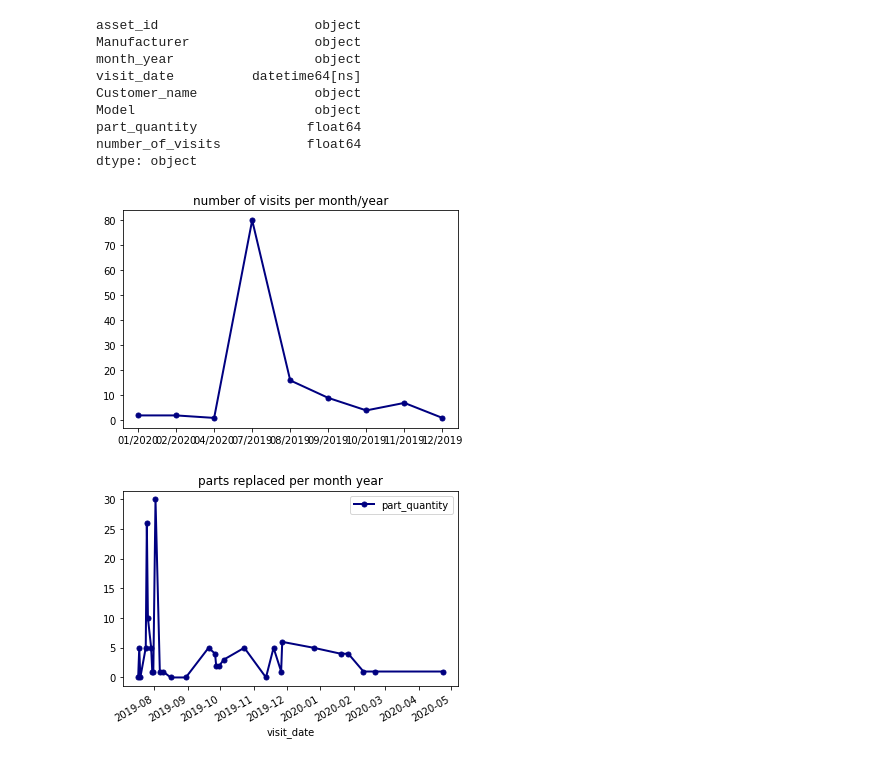
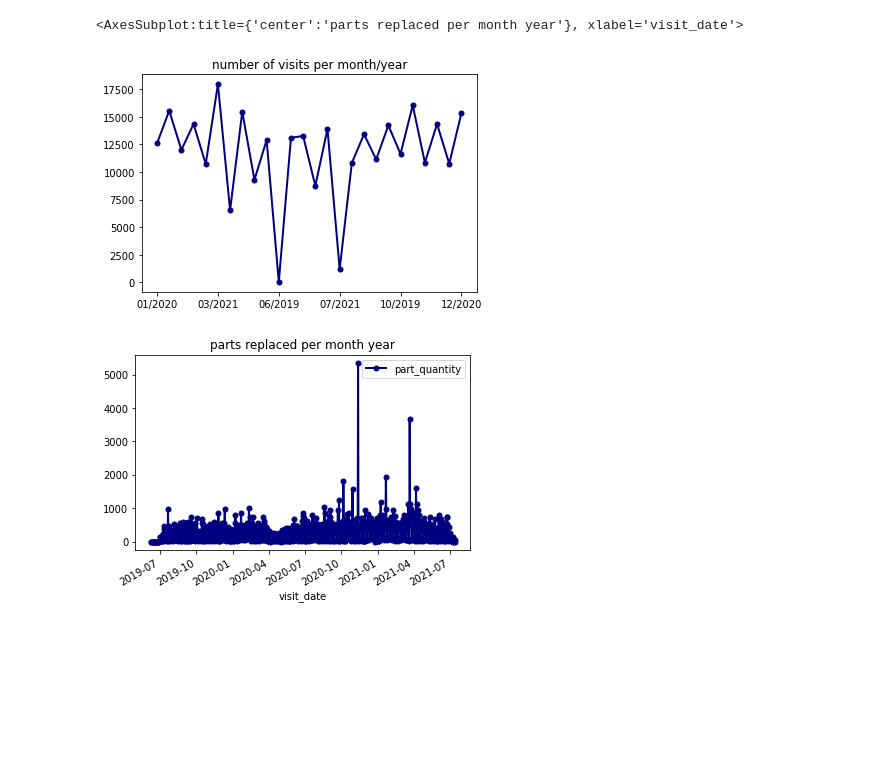
Before and after one commit to Nashdidan/Aquant, a Jupyter notebook: backend/jupyterNotebookBE.ipynb, the cells around one changed output. Cells and saved outputs as stored; diff of their text form; code cells hidden in the pictures; blank space fills up the shorter version.

```diff
--- a/backend/jupyterNotebookBE.ipynb
+++ b/backend/jupyterNotebookBE.ipynb
@@ -8,5 +7,5 @@ from datetime import datetime, timedelta
 # %%
 asset_id = "EOA-514361720448"
 monthYear = "07/2019"
-# filePath = r"data_base//Service Events.xlsx"
-filePath = r"data_base//temp.xlsx"
+filePath = r"data_base//Service Events.xlsx"
+# filePath = r"data_base//temp.xlsx"
@@ -71,21 +79,12 @@ TypeError: DataFrame.combine_first() got an unexpected keyword argument 'axis'
 # %%
 numOfVisitsPerMonthYear = df.month_year.value_counts().sort_index()
 partQuanPerMonthYear = pd.DataFrame(df.groupby(df.visit_date)['part_quantity'].sum())
 
 numOfVisitsPerMonthYear.plot(lw=2, colormap='jet', marker='.', markersize=10,
          title='number of visits per month/year')
 partQuanPerMonthYear.plot(lw=2, colormap='jet', marker='.', markersize=10,
          title='parts replaced per month year')
-df.dtypes
 # %% [output]
-asset_id                    object
-Manufacturer                object
-month_year                  object
-visit_date          datetime64[ns]
-Customer_name               object
-Model                       object
-part_quantity              float64
-number_of_visits           float64
-dtype: object
+<AxesSubplot:title={'center':'parts replaced per month year'}, xlabel='visit_date'>
-[figure, old version]
+[figure, new version]
-[figure, old version]
+[figure, new version]
```
Also changed, not shown: parts of 4 cells of this notebook.
